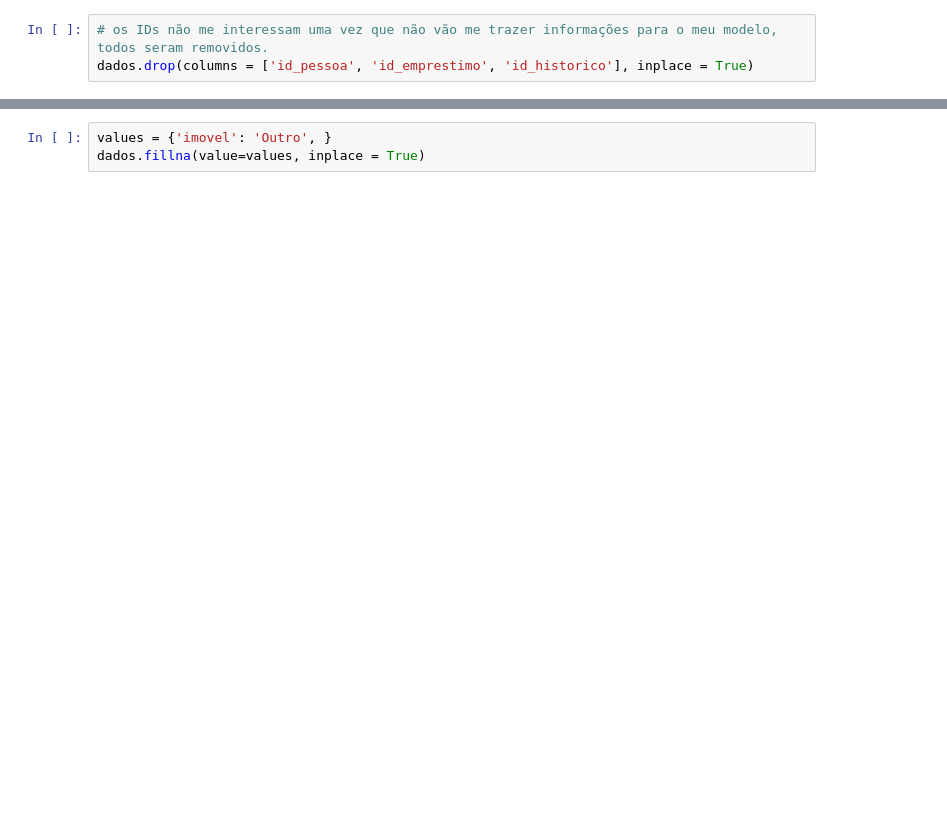
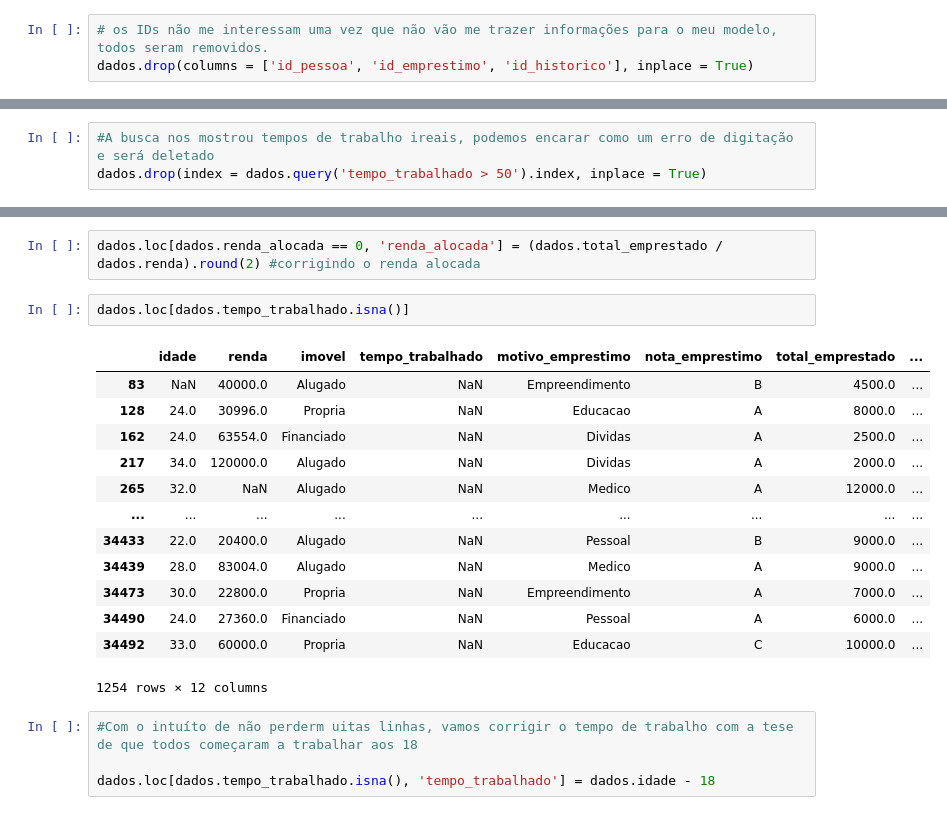
Before and after one commit to andreggalvao/Challenge-Data-Science-1ed, a Jupyter notebook: Challenge_dados_semana2.ipynb, the cells around one changed output, grey strips where cells are left out. Cells and saved outputs as stored; diff of their text form; blank space fills up the shorter version.

```diff
--- a/Challenge_dados_semana2.ipynb
+++ b/Challenge_dados_semana2.ipynb
@@ -204,0 +206,3 @@ dtype: int64
+# %%
+#A busca nos mostrou tempos de trabalho ireais, podemos encarar como um erro de digitação e será deletado
+dados.drop(index = dados.query('tempo_trabalhado > 50').index, inplace = True)
@@ -243,3 +226,22 @@ Name: motivo_emprestimo, dtype: int64
-# %%
-values = {'imovel': 'Outro', }
-dados.fillna(value=values, inplace = True)
+# %%
+dados.loc[dados.renda_alocada == 0, 'renda_alocada'] = (dados.total_emprestado / dados.renda).round(2) #corrigindo o renda alocada
+# %%
+dados.loc[dados.tempo_trabalhado.isna()]
+# %% [output]
+|  | idade | renda | imovel | tempo_trabalhado | motivo_emprestimo | nota_emprestimo | total_emprestado | ... |
+| 83 | NaN | 40000.0 | Alugado | NaN | Empreendimento | B | 4500.0 | ... |
+| 128 | 24.0 | 30996.0 | Propria | NaN | Educacao | A | 8000.0 | ... |
+| 162 | 24.0 | 63554.0 | Financiado | NaN | Dividas | A | 2500.0 | ... |
+| 217 | 34.0 | 120000.0 | Alugado | NaN | Dividas | A | 2000.0 | ... |
+| 265 | 32.0 | NaN | Alugado | NaN | Medico | A | 12000.0 | ... |
+| ... | ... | ... | ... | ... | ... | ... | ... | ... |
+| 34433 | 22.0 | 20400.0 | Alugado | NaN | Pessoal | B | 9000.0 | ... |
+| 34439 | 28.0 | 83004.0 | Alugado | NaN | Medico | A | 9000.0 | ... |
+| 34473 | 30.0 | 22800.0 | Propria | NaN | Empreendimento | A | 7000.0 | ... |
+| 34490 | 24.0 | 27360.0 | Financiado | NaN | Pessoal | A | 6000.0 | ... |
+| 34492 | 33.0 | 60000.0 | Propria | NaN | Educacao | C | 10000.0 | ... |
+1254 rows × 12 columns
+# %%
+#Com o intuíto de não perderm uitas linhas, vamos corrigir o tempo de trabalho com a tese de que todos começaram a trabalhar aos 18
+
+dados.loc[dados.tempo_trabalhado.isna(), 'tempo_trabalhado'] = dados.idade - 18
```
Also changed, not shown: parts of 25 cells of this notebook.
